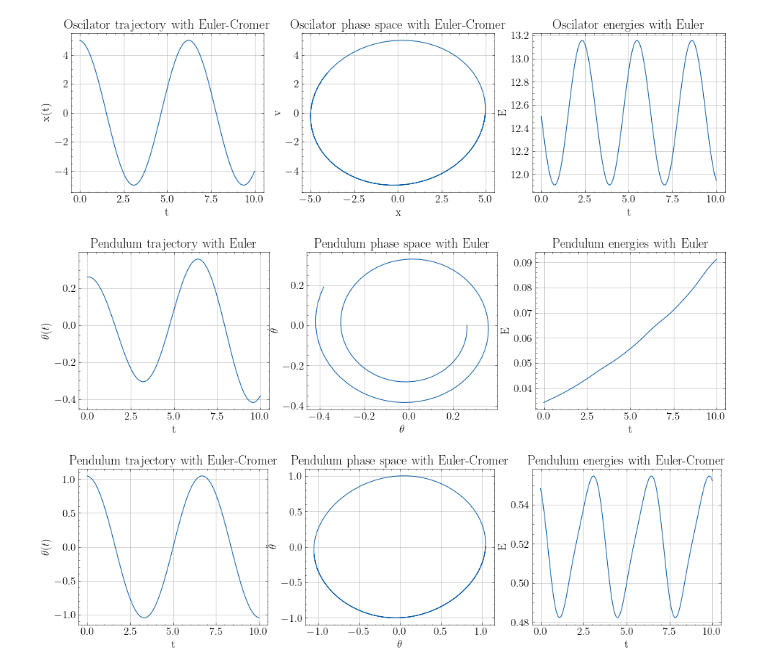
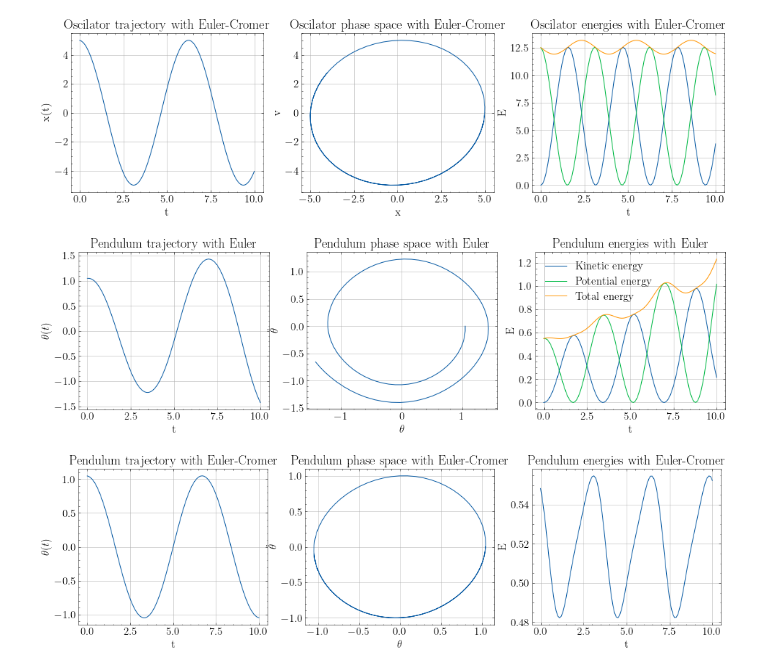
Before and after one commit to franklinzppa/fisica-computacional, a Jupyter notebook: week3.ipynb, the cells around one changed output. Saved outputs shown, nothing was run; the diff lists cells and outputs as text; code cells hidden in the pictures.

```diff
--- a/week3.ipynb
+++ b/week3.ipynb
@@ -62,25 +146,9 @@ plt.show()
 # %%
 # Simple harmonic motion with Euler-Cromer
 
-dt = 0.1
-t = np.arange(0, 10.0 + dt, dt)
-N = len(t)
+x, v = solve_eulerc(f_osc, t, dt, initials)
+ke, pe, me = energies(x,v)
 
-
-x = np.zeros(N)
-v = np.zeros(N)
-
-x[0] = 5.0
-v[0] = 0.0
-
-def f(x):
-    return -x
-
-for i in range(N - 1):
-    v[i+1] = v[i] + f(x[i])*dt
-    x[i+1] = x[i] + v[i+1]*dt
-
-E = 0.5*v**2 + 0.5*x**2
 
 plt.figure(figsize=(16,4))
 
@@ -99,7 +167,9 @@ plt.title('Oscilator phase space with Euler-Cromer')
 plt.grid()
 
 plt.subplot(1,3,3)
-plt.plot(t, E)
+plt.plot(t, ke, label='Kinetic energy')
+plt.plot(t, pe, label='Potential energy')
+plt.plot(t, me, label='Total energy')
 plt.xlabel('t')
 plt.ylabel('E')
 plt.title('Oscilator energies with Euler-Cromer')
@@ -107,57 +177,44 @@ plt.grid()
 
 plt.show()
 # %% [output]
-[figure, old version]
+[figure, new version]
 # %%
 # Pendulum with Euler
 
-dt = 0.1
-t = np.arange(0, 10.0 + dt, dt)
-N = len(t)
+initials = (np.pi/3, 0.0)
 
-
-x = np.zeros(N)
-v = np.zeros(N)
-
-x[0] = np.pi/12
-v[0] = 0.0
-
-def f(x):
-    return -np.sin(x)
-
-for i in range(N - 1):
-    v[i+1] = v[i] + f(x[i])*dt
-    x[i+1] = x[i] + v[i]*dt
-
-
-E = 0.5*v**2 + 0.5*x**2
+x, v = solve_euler(f_pend, t, dt, initials)
+ke, pe, me = energies(x,v)
 
 plt.figure(figsize=(16,4))
 
 plt.subplot(1,3,1)
 plt.plot(t, x)
 plt.xlabel('t')
 plt.ylabel(r'$\theta(t)$')
 plt.title('Pendulum trajectory with Euler')
 plt.grid()
 
 plt.subplot(1,3,2)
 plt.plot(x, v)
 plt.xlabel(r'$\theta$')
 plt.ylabel(r'$\dot{\theta}$')
 plt.title('Pendulum phase space with Euler')
 plt.grid()
 
 plt.subplot(1,3,3)
-plt.plot(t, E)
+plt.plot(t, ke, label='Kinetic energy')
+plt.plot(t, pe, label='Potential energy')
+plt.plot(t, me, label='Total energy')
 plt.xlabel('t')
 plt.ylabel('E')
 plt.title('Pendulum energies with Euler')
+plt.legend()
 plt.grid()
 
 plt.show()
 # %% [output]
-[figure, old version]
+[figure, new version]
 # %%
 # Pendulum with Euler-Cromer
 
```
Also changed, not shown: parts of 7 cells of this notebook.
